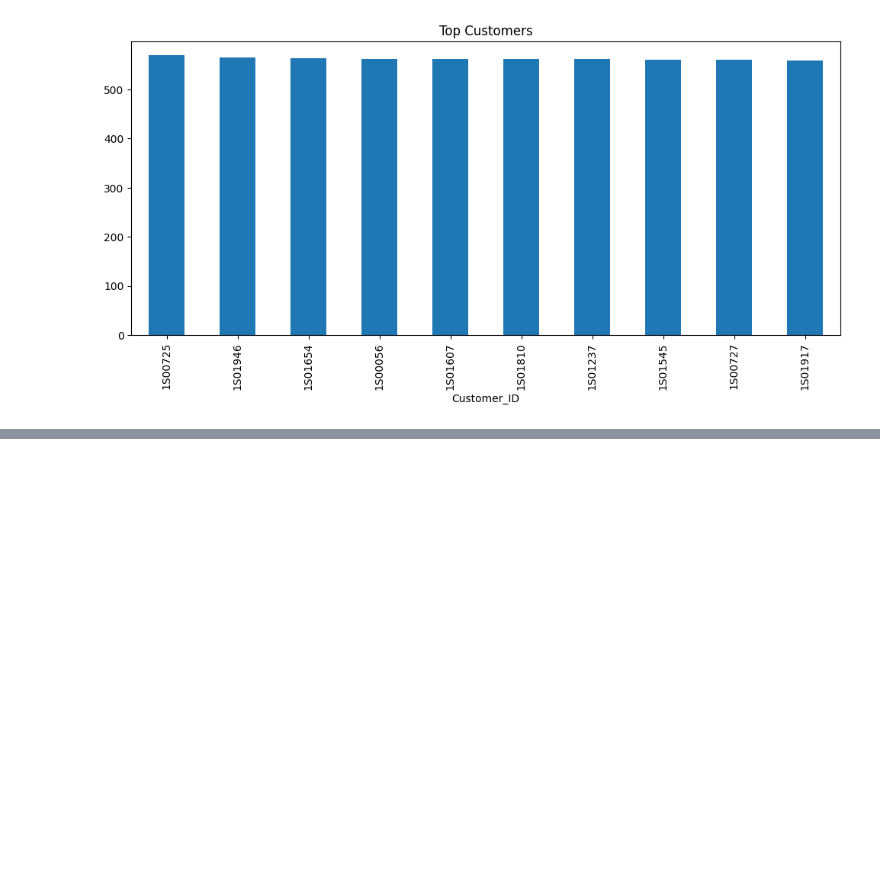
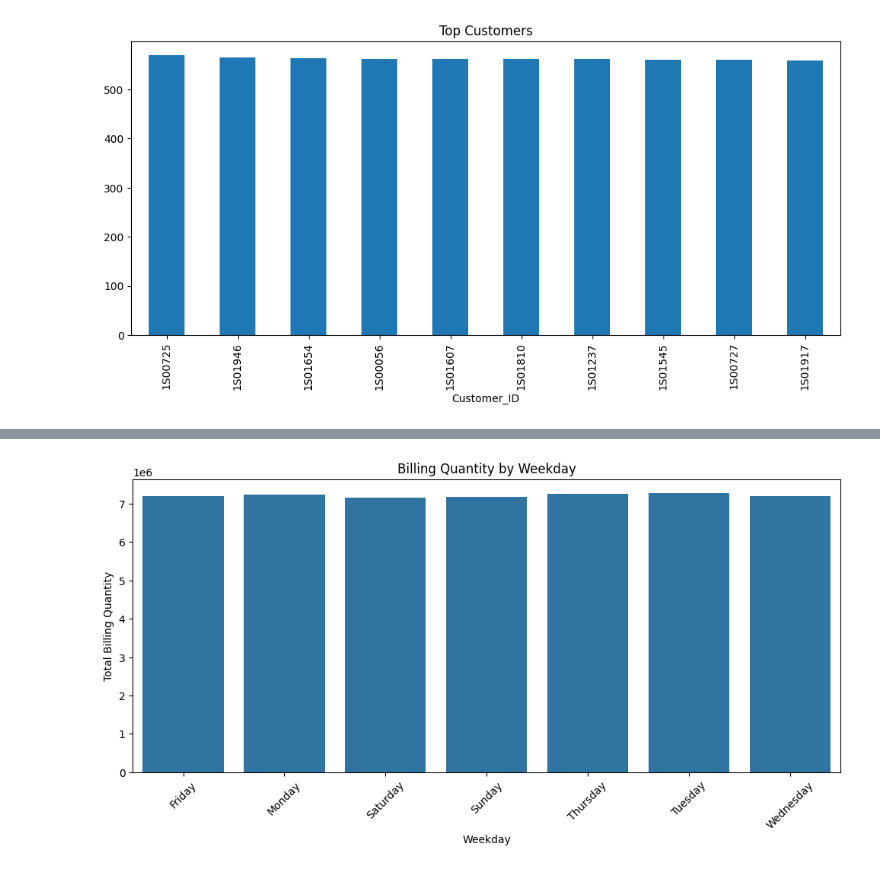
Before and after one commit to utkxrshrxj/Billing-and-Transaction-Analytics-System, a Jupyter notebook: btas.ipynb, the cells around one changed output, grey strips where cells are left out. Drawn from its saved outputs; the diff is of its cells as text; code cells hidden in the pictures; blank space fills up the shorter version.

```diff
--- a/btas.ipynb
+++ b/btas.ipynb
@@ -115,0 +239,5 @@ df.to_csv("processed_billing_data.csv", index=False)
+# %%
+#Weekday Analysis
+weekday_sales = df.groupby('Weekday')['Billing_Quantity'].sum()
+
+print(weekday_sales)
@@ -115,0 +254,18 @@ df.to_csv("processed_billing_data.csv", index=False)
+# %%
+#Plotting Weekday Ananlysis
+plt.figure(figsize=(12,5))
+
+sns.barplot(
+    x=weekday_sales.index,
+    y=weekday_sales.values
+)
+
+plt.title('Billing Quantity by Weekday')
+plt.xlabel('Weekday')
+plt.ylabel('Total Billing Quantity')
+
+plt.xticks(rotation=45)
+
+plt.show()
+# %% [output]
+[figure, added]
```
Also changed, not shown: parts of 47 cells of this notebook, 1 other file.
